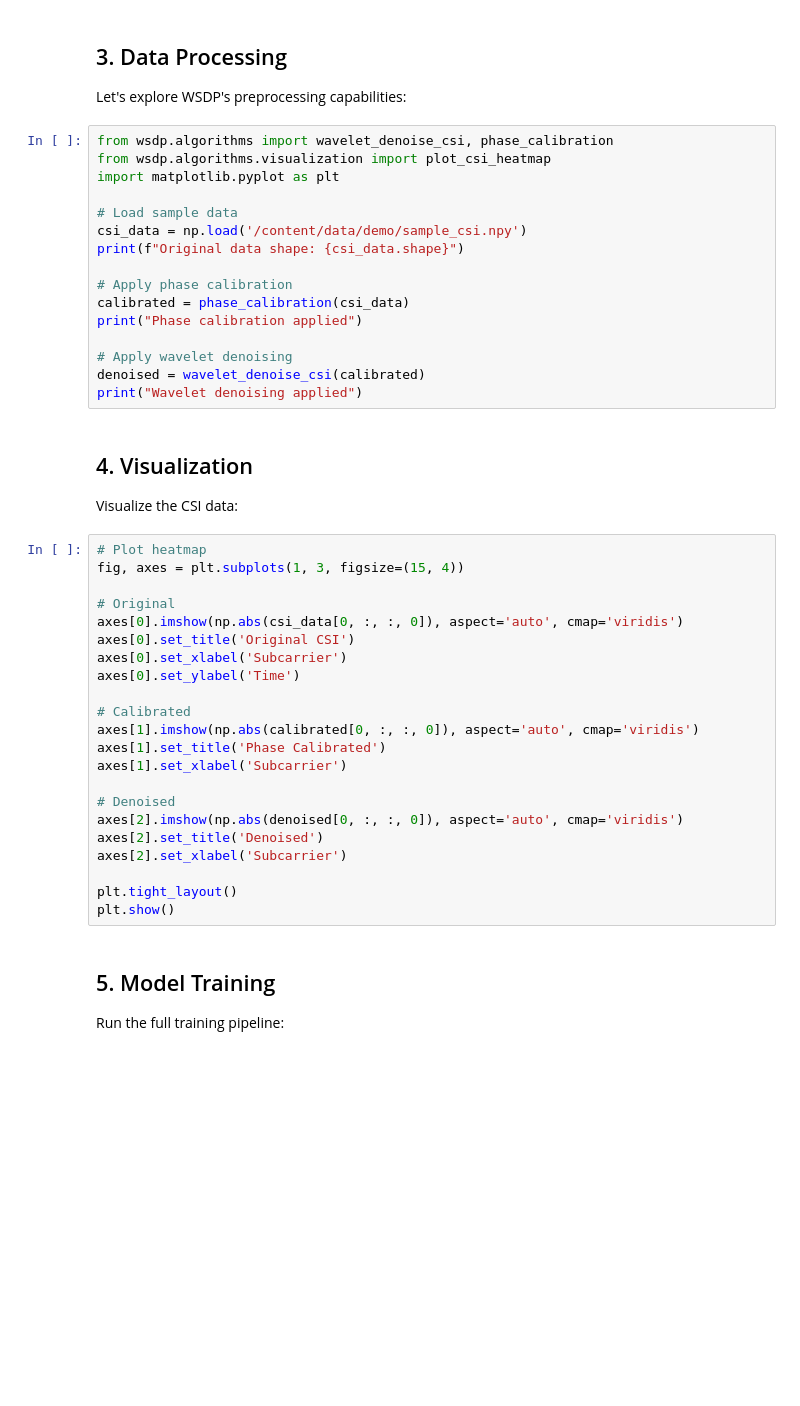
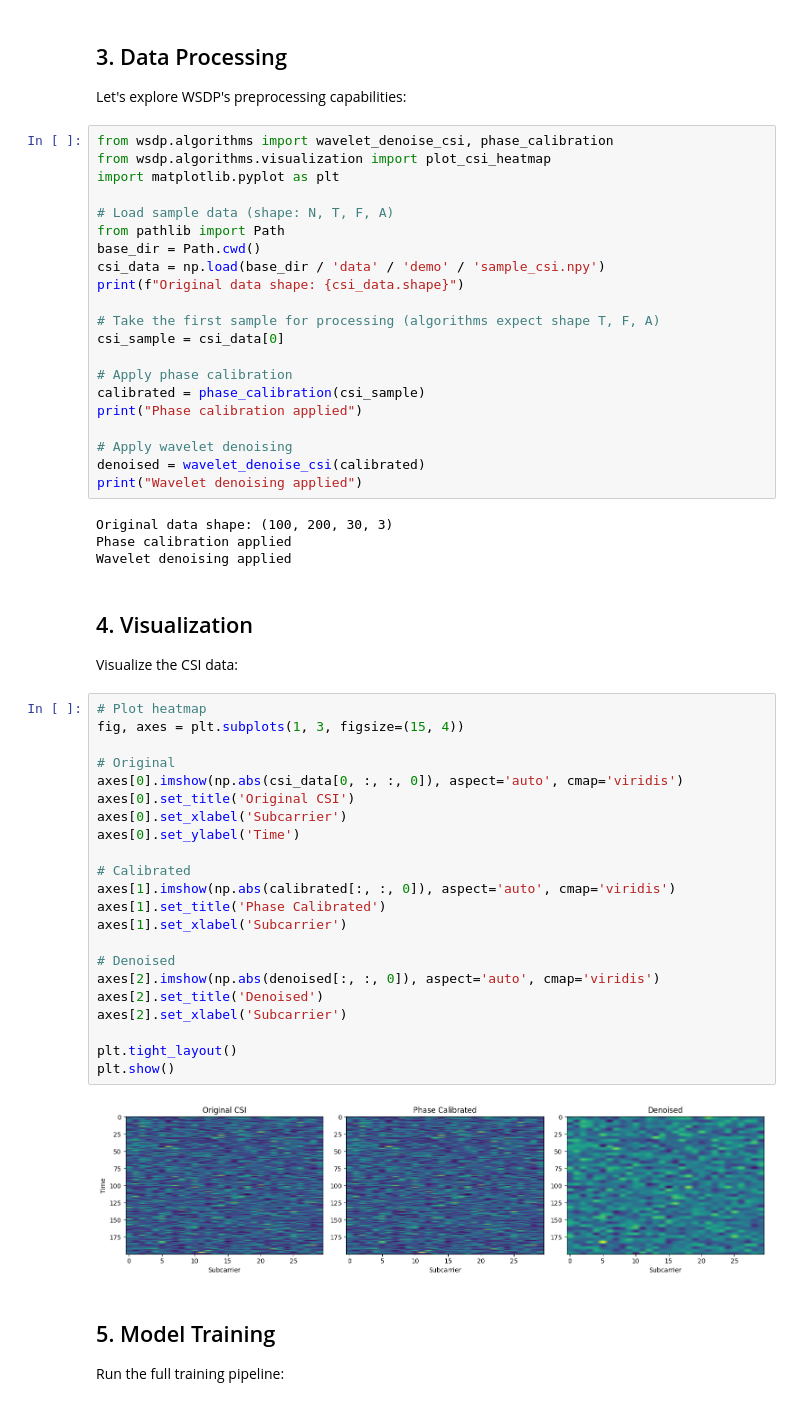
Before and after one commit to yuanhao-cui/SDP-Sensing-Data-Protocol-for-Scalable-Wireless-Sensing, a Jupyter notebook: examples/wsdp_tutorial.ipynb, the cells around one changed output. Drawn from its saved outputs; the diff is of its cells as text; blank space fills up the shorter version.

```diff
--- a/examples/wsdp_tutorial.ipynb
+++ b/examples/wsdp_tutorial.ipynb
@@ -48,17 +53,26 @@ from wsdp.algorithms import wavelet_denoise_csi, phase_calibration
 from wsdp.algorithms.visualization import plot_csi_heatmap
 import matplotlib.pyplot as plt
 
-# Load sample data
-csi_data = np.load('/content/data/demo/sample_csi.npy')
+# Load sample data (shape: N, T, F, A)
+from pathlib import Path
+base_dir = Path.cwd()
+csi_data = np.load(base_dir / 'data' / 'demo' / 'sample_csi.npy')
 print(f"Original data shape: {csi_data.shape}")
 
+# Take the first sample for processing (algorithms expect shape T, F, A)
+csi_sample = csi_data[0]
+
 # Apply phase calibration
-calibrated = phase_calibration(csi_data)
+calibrated = phase_calibration(csi_sample)
 print("Phase calibration applied")
 
 # Apply wavelet denoising
 denoised = wavelet_denoise_csi(calibrated)
 print("Wavelet denoising applied")
+# %% [output]
+Original data shape: (100, 200, 30, 3)
+Phase calibration applied
+Wavelet denoising applied
 # %% [markdown]
 ## 4. Visualization
 
@@ -66,25 +80,27 @@ Visualize the CSI data:
 # %%
 # Plot heatmap
 fig, axes = plt.subplots(1, 3, figsize=(15, 4))
 
 # Original
 axes[0].imshow(np.abs(csi_data[0, :, :, 0]), aspect='auto', cmap='viridis')
 axes[0].set_title('Original CSI')
 axes[0].set_xlabel('Subcarrier')
 axes[0].set_ylabel('Time')
 
 # Calibrated
-axes[1].imshow(np.abs(calibrated[0, :, :, 0]), aspect='auto', cmap='viridis')
+axes[1].imshow(np.abs(calibrated[:, :, 0]), aspect='auto', cmap='viridis')
 axes[1].set_title('Phase Calibrated')
 axes[1].set_xlabel('Subcarrier')
 
 # Denoised
-axes[2].imshow(np.abs(denoised[0, :, :, 0]), aspect='auto', cmap='viridis')
+axes[2].imshow(np.abs(denoised[:, :, 0]), aspect='auto', cmap='viridis')
 axes[2].set_title('Denoised')
 axes[2].set_xlabel('Subcarrier')
 
 plt.tight_layout()
 plt.show()
+# %% [output]
+[figure, added]
 # %% [markdown]
 ## 5. Model Training
 
```
Also changed, not shown: parts of 3 cells of this notebook, 2 other files.
